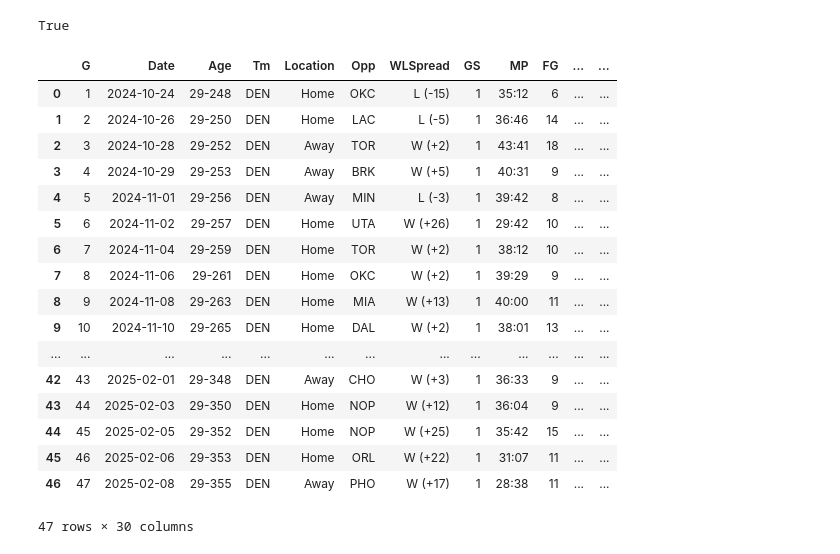
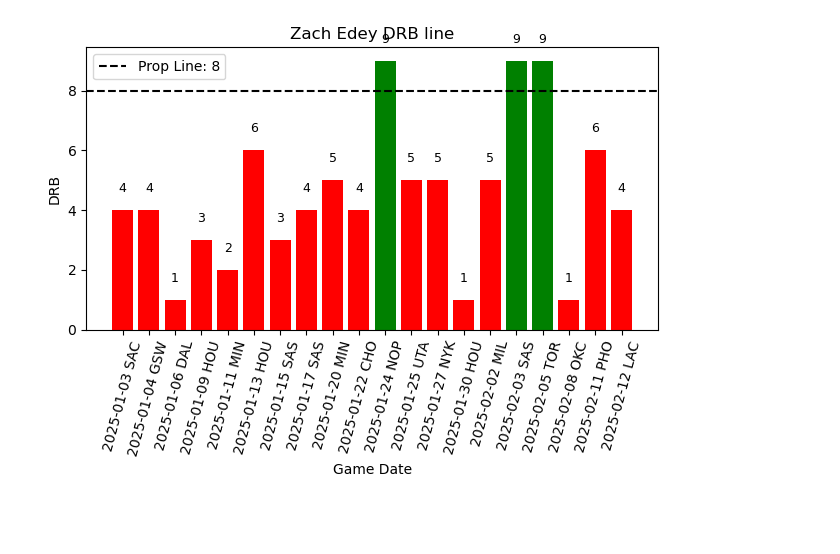
Before and after one commit to ThatcherMcc/NBA_PROP_ANALYSIS, a Jupyter notebook: NBA_Analysis/DFCombine.ipynb, the cells around one changed output. Saved outputs shown, nothing was run; the diff lists cells and outputs as text; code cells hidden in the pictures; blank space fills up the shorter version.

```diff
--- a/NBA_Analysis/DFCombine.ipynb
+++ b/NBA_Analysis/DFCombine.ipynb
@@ -16,4 +3,0 @@ PropDF = PropDF.drop(columns = ['Pts'])
-# %%
-print(DF.index.equals(PropDF.index))
-# %% [output]
-True
@@ -22,21 +4,47 @@ DF["Line"] = PropDF['Line']
-# %%
-DF
-# %% [output]
-|  | G | Date | Age | Tm | Location | Opp | WLSpread | GS | MP | FG | ... | ... |
-| 0 | 1 | 2024-10-24 | 29-248 | DEN | Home | OKC | L (-15) | 1 | 35:12 | 6 | ... | ... |
-| 1 | 2 | 2024-10-26 | 29-250 | DEN | Home | LAC | L (-5) | 1 | 36:46 | 14 | ... | ... |
-| 2 | 3 | 2024-10-28 | 29-252 | DEN | Away | TOR | W (+2) | 1 | 43:41 | 18 | ... | ... |
-| 3 | 4 | 2024-10-29 | 29-253 | DEN | Away | BRK | W (+5) | 1 | 40:31 | 9 | ... | ... |
-| 4 | 5 | 2024-11-01 | 29-256 | DEN | Away | MIN | L (-3) | 1 | 39:42 | 8 | ... | ... |
-| 5 | 6 | 2024-11-02 | 29-257 | DEN | Home | UTA | W (+26) | 1 | 29:42 | 10 | ... | ... |
-| 6 | 7 | 2024-11-04 | 29-259 | DEN | Home | TOR | W (+2) | 1 | 38:12 | 10 | ... | ... |
-| 7 | 8 | 2024-11-06 | 29-261 | DEN | Home | OKC | W (+2) | 1 | 39:29 | 9 | ... | ... |
-| 8 | 9 | 2024-11-08 | 29-263 | DEN | Home | MIA | W (+13) | 1 | 40:00 | 11 | ... | ... |
-| 9 | 10 | 2024-11-10 | 29-265 | DEN | Home | DAL | W (+2) | 1 | 38:01 | 13 | ... | ... |
-| ... | ... | ... | ... | ... | ... | ... | ... | ... | ... | ... | ... | ... |
-| 42 | 43 | 2025-02-01 | 29-348 | DEN | Away | CHO | W (+3) | 1 | 36:33 | 9 | ... | ... |
-| 43 | 44 | 2025-02-03 | 29-350 | DEN | Home | NOP | W (+12) | 1 | 36:04 | 9 | ... | ... |
-| 44 | 45 | 2025-02-05 | 29-352 | DEN | Home | NOP | W (+25) | 1 | 35:42 | 15 | ... | ... |
-| 45 | 46 | 2025-02-06 | 29-353 | DEN | Home | ORL | W (+22) | 1 | 31:07 | 11 | ... | ... |
-| 46 | 47 | 2025-02-08 | 29-355 | DEN | Away | PHO | W (+17) | 1 | 28:38 | 11 | ... | ... |
-47 rows × 30 columns
+# %%
+player_name = "Zach Edey"
+year = 2025
+stat = 'DRB'
+last_games_count = 20
+prop_line = 8
+# %%
+# read to get df
+DF = pd.read_html(f"TheProject/Data/DataFrames/{player_name}_{year}DataFrame.html")
+df = DF[0]
+
+# drop games not played
+df = df[df['G'] != 'DNP']
+df = df.reset_index(drop=True)
+
+# drop stats that are unused in props
+df = df.drop(columns = ['Location','Tm','WLSpread','GS','MP','PF','GmSc', '+/-','FT%','3P%','FG%','Age','G'])
+
+# add columns
+df[['PTS', 'TRB', 'AST', 'ORB', 'DRB', 'STL', 'BLK', 'TOV', 'FT', '3P', 'FG', 'FGA', '3PA']] = df[['PTS', 'TRB', 'AST', 'ORB', 'DRB', 'STL', 'BLK', 'TOV', 'FT', '3P', 'FG', 'FGA', '3PA']].apply(pd.to_numeric, errors='coerce')
+df['PRA'] = df[['PTS', 'TRB', 'AST']].sum(axis=1) # PRA (points + rebounds, assists)
+df['PR'] = df[['PTS', 'TRB']].sum(axis=1) # PR
+df['PA'] = df[['PTS', 'AST']].sum(axis=1) # PA
+df['RA'] = df[['TRB', 'AST']].sum(axis=1) # RA
+
+# graphing
+df_last = df.tail(last_games_count)
+colors = ["green" if used_stat > prop_line else "red" if used_stat < prop_line else "grey" for used_stat in df_last[stat]] # coloring the bars based on prop_line
+# graph
+bars = plt.bar(df_last['Date'] + ' ' + df_last['Opp'], df_last[stat], color=colors)
+for bar in bars:
+    yval = bar.get_height()
+    plt.text(bar.get_x() + bar.get_width() / 2, yval + 0.5, f'{int(yval)}', ha='center', va='bottom', fontsize=9)
+
+# Prop line
+plt.axhline(prop_line, color='black', linestyle='--', label=f'Prop Line: {prop_line}')
+
+# Labels and title
+plt.xlabel('Game Date')
+plt.ylabel(stat)
+plt.title(f'{player_name} {stat} line')
+plt.xticks(rotation=75)
+plt.legend()
+plt.tight_layout()
+plt.show()
+# %% [output]
+[figure, added]
```
Also changed, not shown: parts of 6 cells of this notebook, 27 other files.
